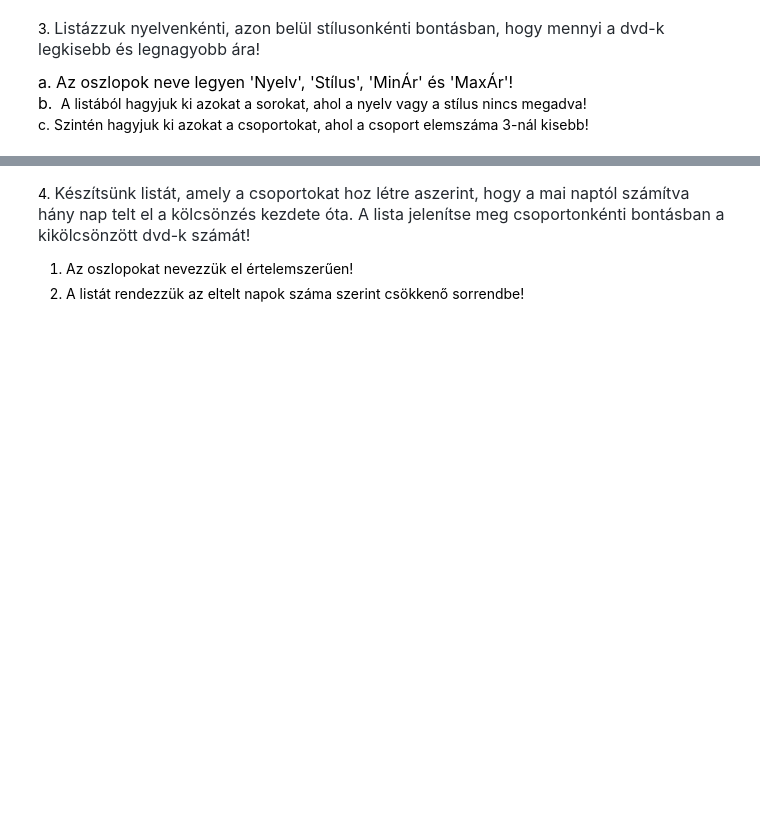
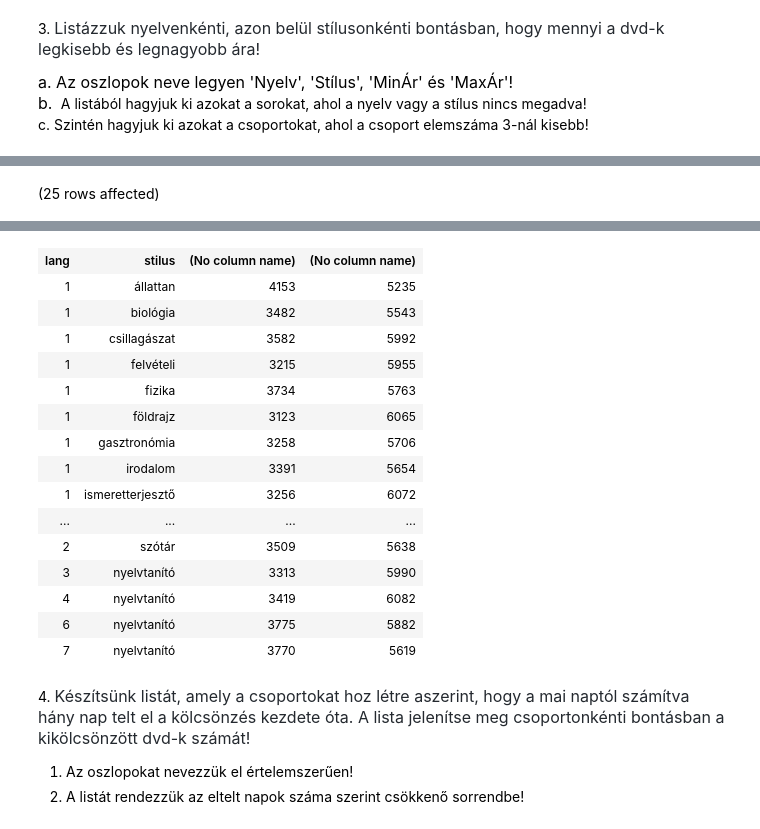
Before and after one commit to mlevente0703/sqlgyak03, a Jupyter notebook: gyakorlat02_feladatok .ipynb, the cells around one changed output, grey strips where cells are left out. Saved outputs shown, nothing was run; the diff lists cells and outputs as text; code cells hidden in the pictures; blank space fills up the shorter version.

```diff
--- a/gyakorlat02_feladatok .ipynb
+++ b/gyakorlat02_feladatok .ipynb
@@ -55,0 +52,11 @@ Total execution time: 00:00:00
+# %%
+SELECT lang,
+        stilus,
+        MIN(nettoar),
+        MAX(nettoar)
+FROM dvd
+GROUP BY lang, stilus
+HAVING lang <> 0 AND stilus <> '' AND COUNT(lang) >= 3 AND COUNT(stilus) >= 3
+ORDER BY lang ASC
+# %% [output]
+(25 rows affected)
@@ -56,3 +64,19 @@ Total execution time: 00:00:00
+| lang | stilus | (No column name) | (No column name) |
+| 1 | állattan | 4153 | 5235 |
+| 1 | biológia | 3482 | 5543 |
+| 1 | csillagászat | 3582 | 5992 |
+| 1 | felvételi | 3215 | 5955 |
+| 1 | fizika | 3734 | 5763 |
+| 1 | földrajz | 3123 | 6065 |
+| 1 | gasztronómia | 3258 | 5706 |
+| 1 | irodalom | 3391 | 5654 |
+| 1 | ismeretterjesztő | 3256 | 6072 |
+| ... | ... | ... | ... |
+| 2 | szótár | 3509 | 5638 |
+| 3 | nyelvtanító | 3313 | 5990 |
+| 4 | nyelvtanító | 3419 | 6082 |
+| 6 | nyelvtanító | 3775 | 5882 |
+| 7 | nyelvtanító | 3770 | 5619 |
 # %% [markdown]
 4. <span style="color: rgb(36, 41, 47); font-family: -apple-system, BlinkMacSystemFont, &quot;Segoe UI&quot;, Helvetica, Arial, sans-serif, &quot;Apple Color Emoji&quot;, &quot;Segoe UI Emoji&quot;; font-size: 16px;">Készítsünk listát, amely a csoportokat hoz létre aszerint, hogy a mai naptól számítva hány nap telt el a kölcsönzés kezdete óta. A lista jelenítse meg csoportonkénti bontásban a kikölcsönzött dvd-k számát!</span>
 
```
Also changed, not shown: parts of 8 cells of this notebook.
